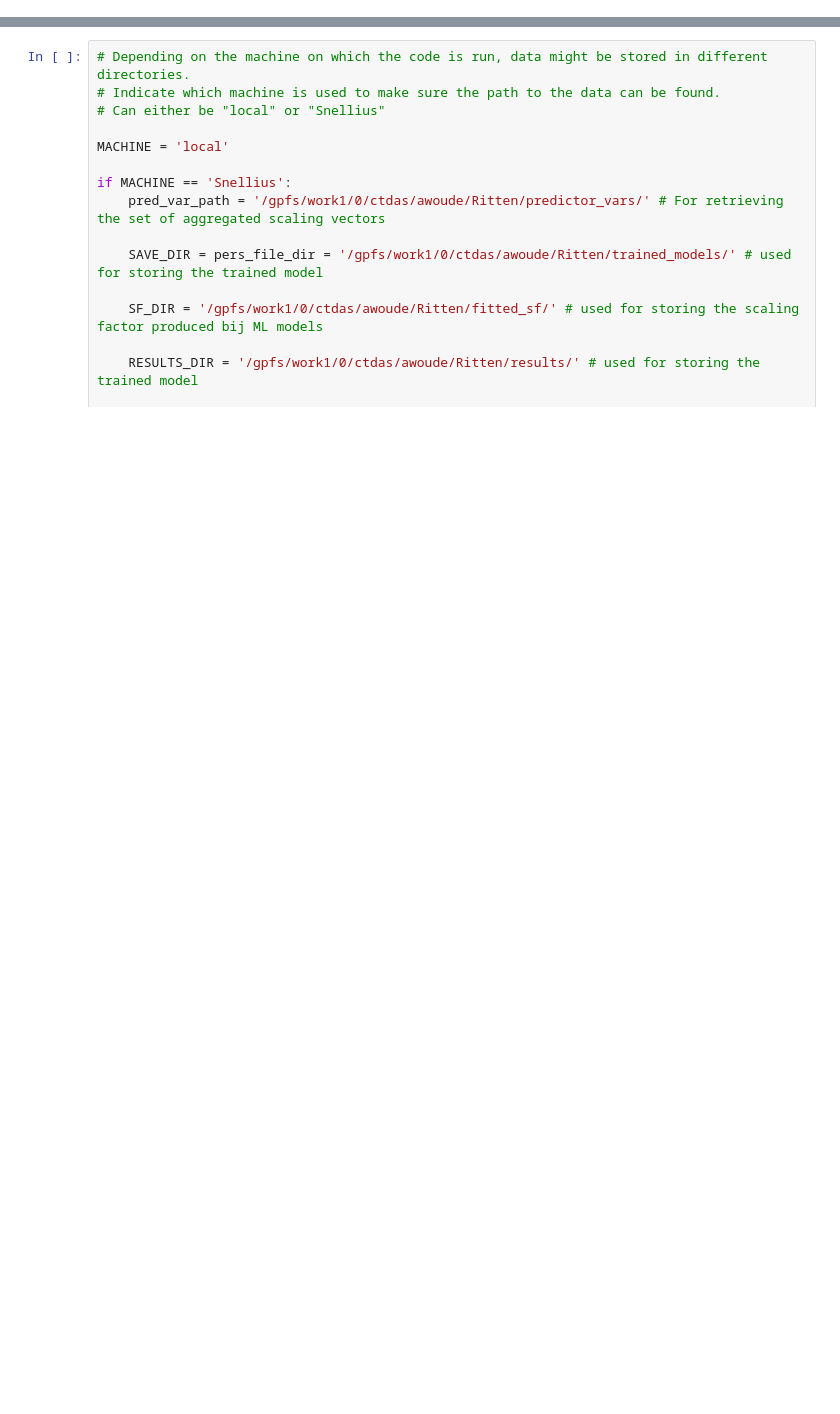
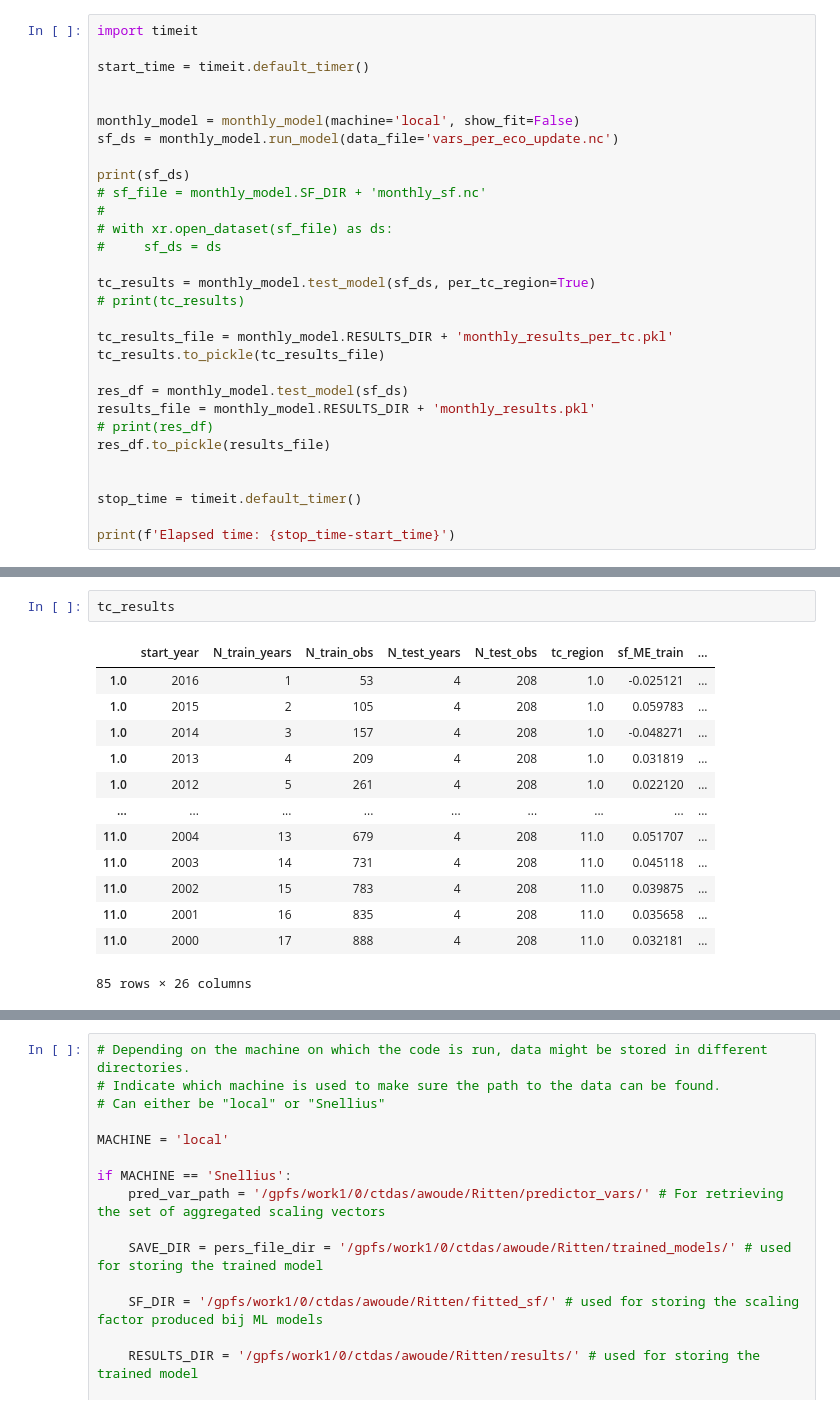
Before and after one commit to Ritten11/MasterProject, a Jupyter notebook: extra_figures_and_data_analysis.ipynb, the cells around one changed output, grey strips where cells are left out. Saved outputs shown, nothing was run; the diff lists cells and outputs as text; blank space fills up the shorter version.

```diff
--- a/extra_figures_and_data_analysis.ipynb
+++ b/extra_figures_and_data_analysis.ipynb
@@ -7,0 +88,30 @@ from ML_model import ML_model, SARIMA_model
+# %%
+import timeit
+
+start_time = timeit.default_timer()
+
+
+monthly_model = monthly_model(machine='local', show_fit=False)
+sf_ds = monthly_model.run_model(data_file='vars_per_eco_update.nc')
+
+print(sf_ds)
+# sf_file = monthly_model.SF_DIR + 'monthly_sf.nc'
+#
+# with xr.open_dataset(sf_file) as ds:
+#     sf_ds = ds
+
+tc_results = monthly_model.test_model(sf_ds, per_tc_region=True)
+# print(tc_results)
+
+tc_results_file = monthly_model.RESULTS_DIR + 'monthly_results_per_tc.pkl'
+tc_results.to_pickle(tc_results_file)
+
+res_df = monthly_model.test_model(sf_ds)
+results_file = monthly_model.RESULTS_DIR + 'monthly_results.pkl'
+# print(res_df)
+res_df.to_pickle(results_file)
+
+
+stop_time = timeit.default_timer()
+
+print(f'Elapsed time: {stop_time-start_time}')
@@ -8,3 +136,19 @@ from ML_model import ML_model, SARIMA_model
+# %%
+tc_results
+# %% [output]
+|  | start_year | N_train_years | N_train_obs | N_test_years | N_test_obs | tc_region | sf_ME_train | ... |
+| 1.0 | 2016 | 1 | 53 | 4 | 208 | 1.0 | -0.025121 | ... |
+| 1.0 | 2015 | 2 | 105 | 4 | 208 | 1.0 | 0.059783 | ... |
+| 1.0 | 2014 | 3 | 157 | 4 | 208 | 1.0 | -0.048271 | ... |
+| 1.0 | 2013 | 4 | 209 | 4 | 208 | 1.0 | 0.031819 | ... |
+| 1.0 | 2012 | 5 | 261 | 4 | 208 | 1.0 | 0.022120 | ... |
+| ... | ... | ... | ... | ... | ... | ... | ... | ... |
+| 11.0 | 2004 | 13 | 679 | 4 | 208 | 11.0 | 0.051707 | ... |
+| 11.0 | 2003 | 14 | 731 | 4 | 208 | 11.0 | 0.045118 | ... |
+| 11.0 | 2002 | 15 | 783 | 4 | 208 | 11.0 | 0.039875 | ... |
+| 11.0 | 2001 | 16 | 835 | 4 | 208 | 11.0 | 0.035658 | ... |
+| 11.0 | 2000 | 17 | 888 | 4 | 208 | 11.0 | 0.032181 | ... |
+85 rows × 26 columns
 # %%
 import timeit
 
```
Also changed, not shown: parts of 14 cells of this notebook, 5 other files.
